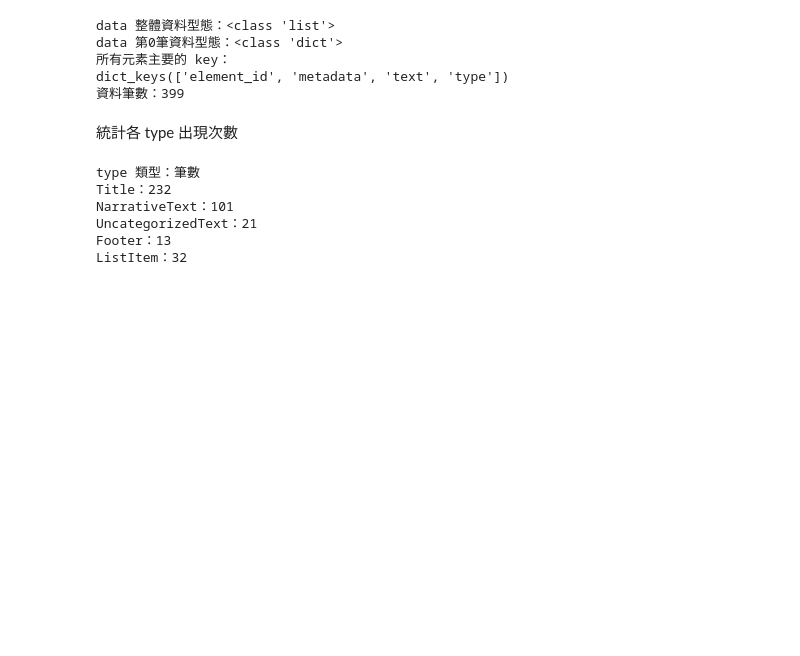
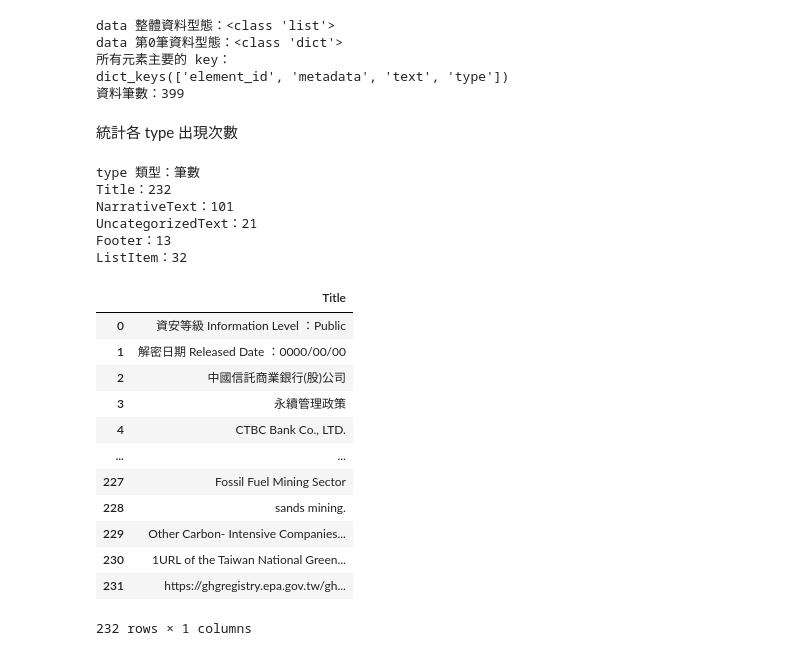
Before and after one commit to jane0520/Unstructured_PDF_to_Json, a Jupyter notebook: analyze_JSON.ipynb, the cells around one changed output. Saved outputs shown, nothing was run; the diff lists cells and outputs as text; code cells hidden in the pictures; blank space fills up the shorter version.

Commit message:
將 type 是 Title 的資料取出存入 dataframe 中

```diff
--- a/analyze_JSON.ipynb
+++ b/analyze_JSON.ipynb
@@ -56,3 +56,28 @@ NarrativeText：101
 UncategorizedText：21
 Footer：13
 ListItem：32
+# %%
+import pandas as pd
+
+
+df = pd.DataFrame(columns = ['Title'])
+
+titles = [item['text'] for item in data if item.get('type') == 'Title']
+
+for title_text in titles:
+    df = pd.concat([df, pd.DataFrame({'Title': [title_text]})], ignore_index = True)
+df
+# %% [output]
+|  | Title |
+| 0 | 資安等級 Information Level ：Public |
+| 1 | 解密日期 Released Date ：0000/00/00 |
+| 2 | 中國信託商業銀行(股)公司 |
+| 3 | 永續管理政策 |
+| 4 | CTBC Bank Co., LTD. |
+| ... | ... |
+| 227 | Fossil Fuel Mining Sector |
+| 228 | sands mining. |
+| 229 | Other Carbon- Intensive Companies... |
+| 230 | 1URL of the Taiwan National Green... |
+| 231 | https://ghgregistry.epa.gov.tw/gh... |
+232 rows × 1 columns
```
